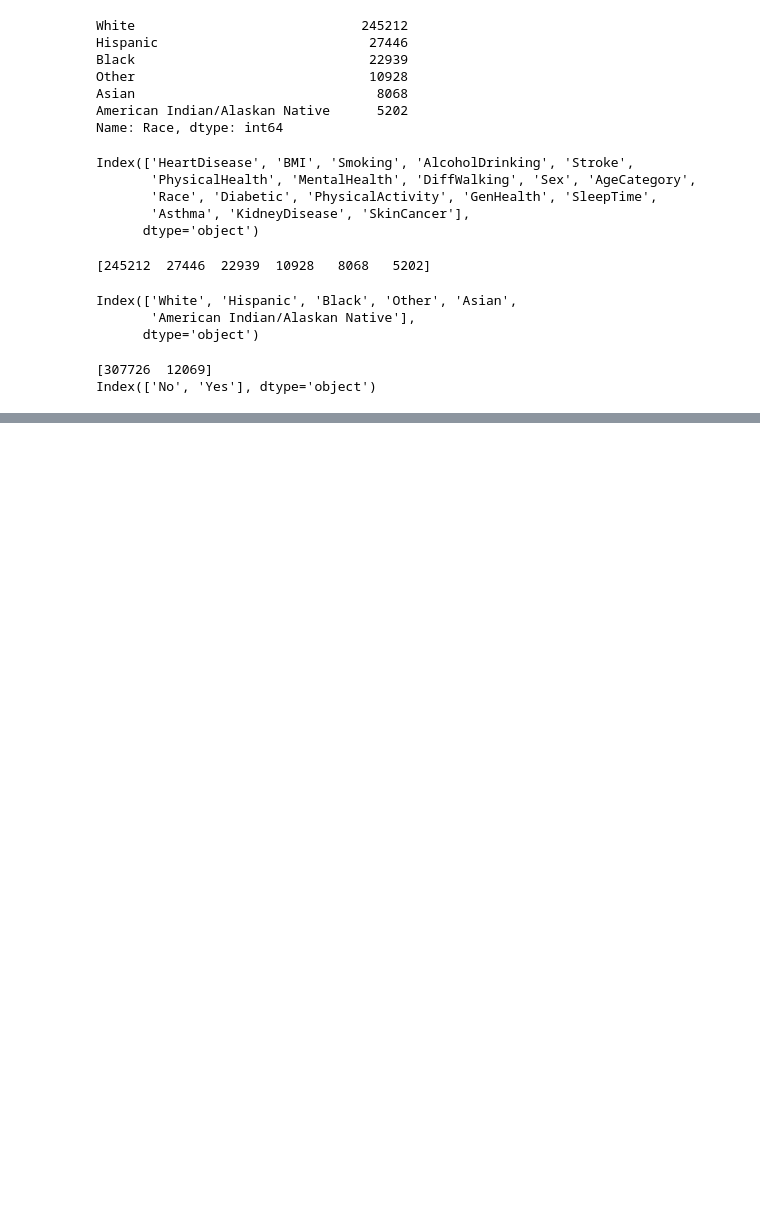
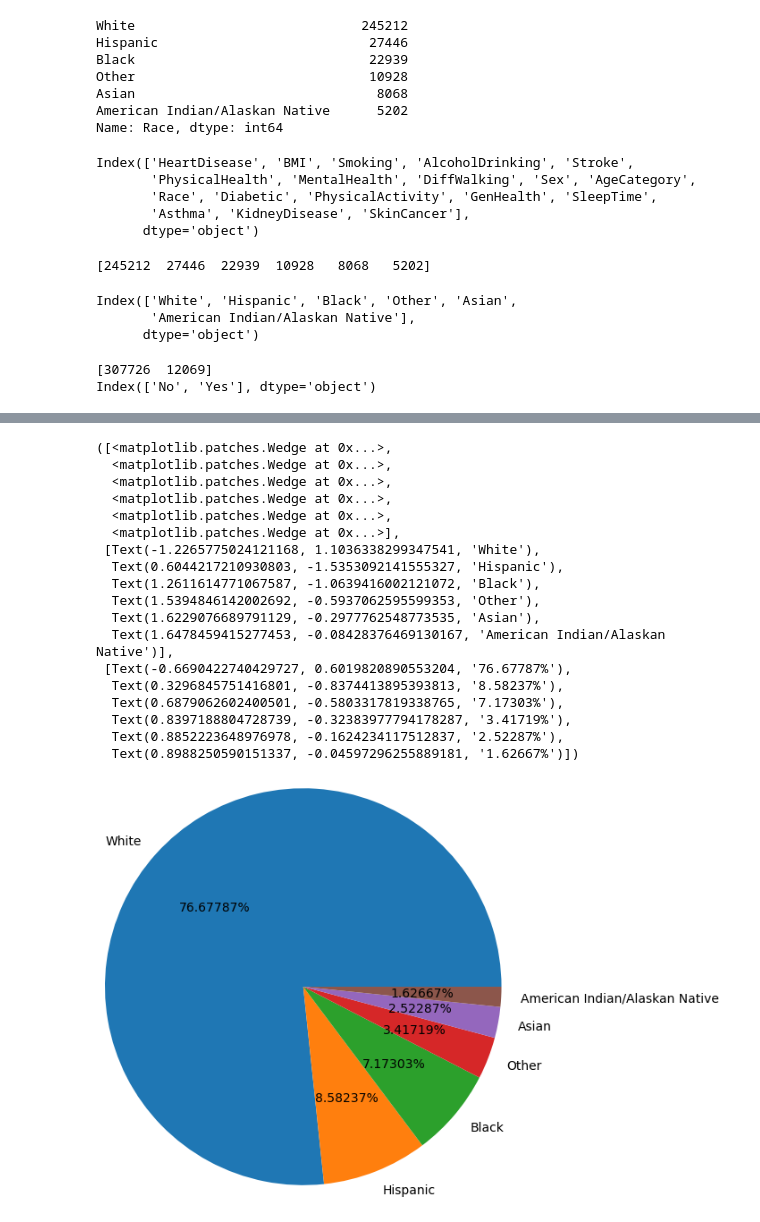
Before and after one commit to tanvirulislam912/Data-Science-Machine-Learning-, a Jupyter notebook: project 1/Heart Failure Dataset.ipynb, the cells around one changed output, grey strips where cells are left out. Cells and saved outputs as stored; diff of their text form; code cells hidden in the pictures; blank space fills up the shorter version.

```diff
--- a/project 1/Heart Failure Dataset.ipynb
+++ b/project 1/Heart Failure Dataset.ipynb
@@ -254,0 +267,24 @@ Index(['No', 'Yes'], dtype='object')
+# %%
+RaceValue = df.Race.value_counts().values
+RaceName = df.Race.value_counts().index
+plt.pie(RaceValue, labels=RaceName, radius=1.5, autopct= "%1.5f%%")
+# %% [output]
+([<matplotlib.patches.Wedge at 0x...>,
+  <matplotlib.patches.Wedge at 0x...>,
+  <matplotlib.patches.Wedge at 0x...>,
+  <matplotlib.patches.Wedge at 0x...>,
+  <matplotlib.patches.Wedge at 0x...>,
+  <matplotlib.patches.Wedge at 0x...>],
+ [Text(-1.2265775024121168, 1.1036338299347541, 'White'),
+  Text(0.6044217210930803, -1.5353092141555327, 'Hispanic'),
+  Text(1.2611614771067587, -1.0639416002121072, 'Black'),
+  Text(1.5394846142002692, -0.5937062595599353, 'Other'),
+  Text(1.6229076689791129, -0.2977762548773535, 'Asian'),
+  Text(1.6478459415277453, -0.08428376469130167, 'American Indian/Alaskan Native')],
+ [Text(-0.6690422740429727, 0.6019820890553204, '76.67787%'),
+  Text(0.3296845751416801, -0.8374413895393813, '8.58237%'),
+  Text(0.6879062602400501, -0.5803317819338765, '7.17303%'),
+  Text(0.8397188804728739, -0.32383977794178287, '3.41719%'),
+  Text(0.8852223648976978, -0.1624234117512837, '2.52287%'),
+  Text(0.8988250590151337, -0.04597296255889181, '1.62667%')])
+[figure, added]
```
Also changed, not shown: parts of 110 cells of this notebook.
